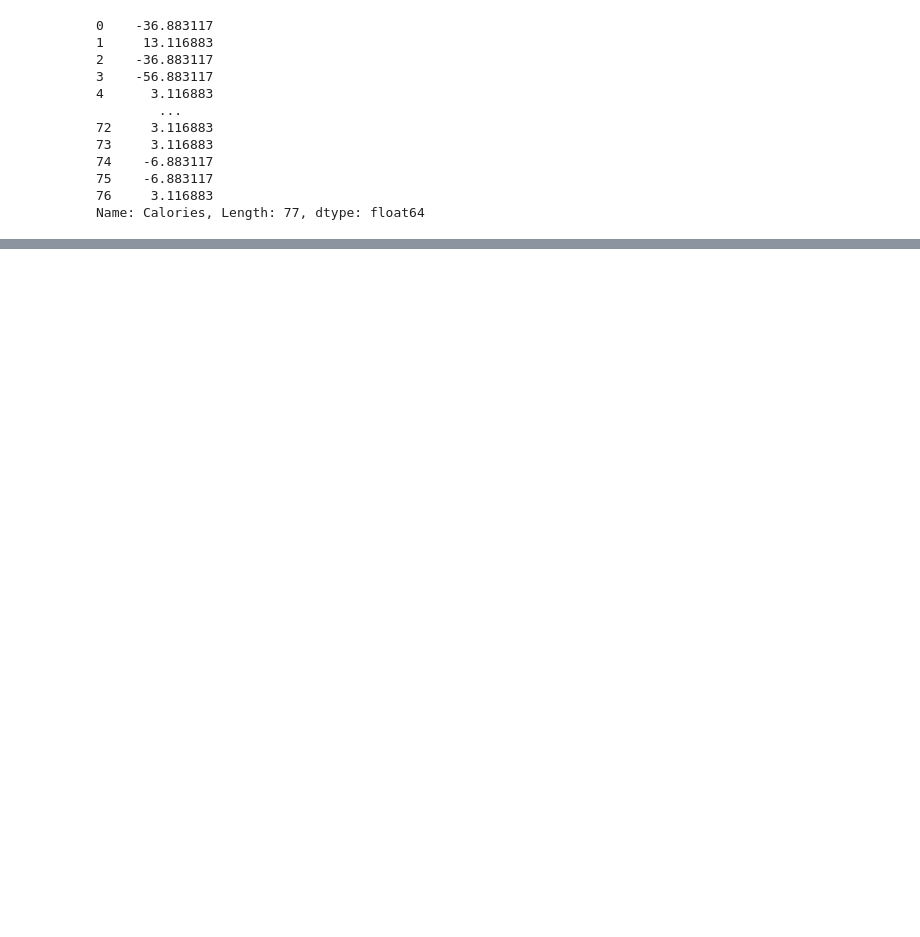
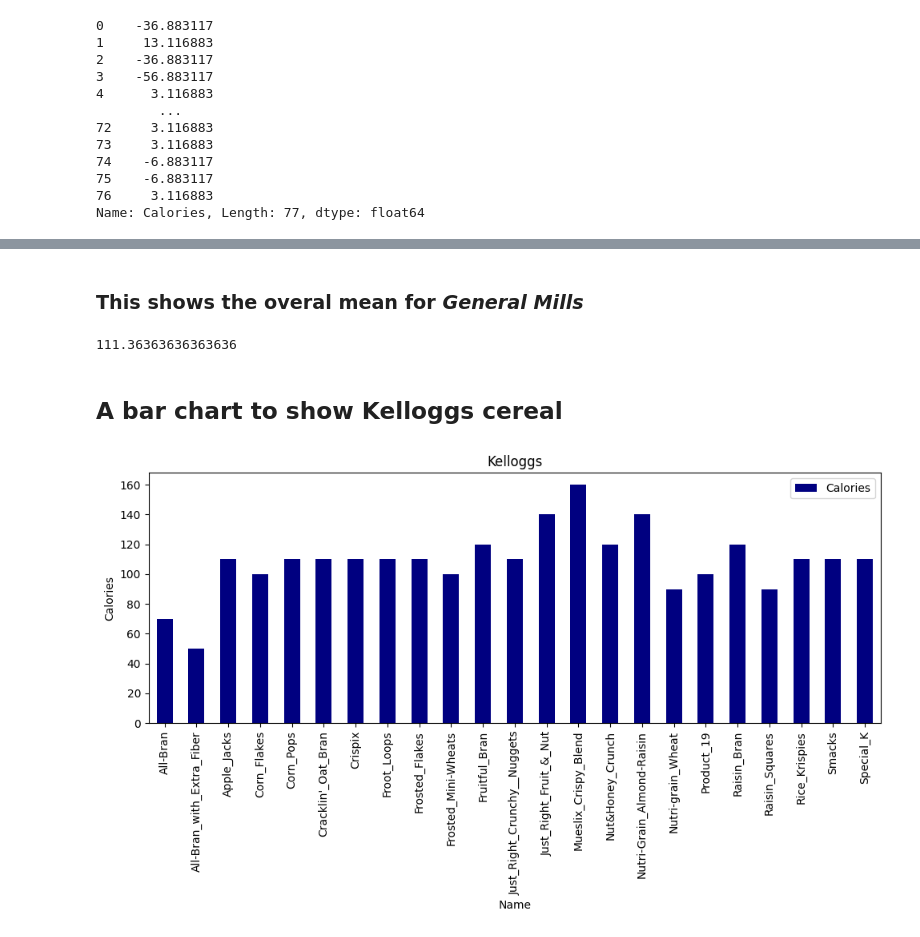
Before and after one commit to jarallum92/M2_Project_Cereals, a Jupyter notebook: M2_Project_Cereals.ipynb, the cells around one changed output, grey strips where cells are left out. Cells and saved outputs as stored; diff of their text form; code cells hidden in the pictures; blank space fills up the shorter version.

```diff
--- a/M2_Project_Cereals.ipynb
+++ b/M2_Project_Cereals.ipynb
@@ -136,14 +180,3 @@ print(calories)
 75    -6.883117
 76     3.116883
 Name: Calories, Length: 77, dtype: float64
-# %%
-cereals['Name & Mfr'] = cereals['Name'] + ' (' + cereals['Mfr'] + ')'
-
-# Drop the original 'Name' and 'Mfr' columns
-cereals = cereals.drop(columns=['Name', 'Mfr'])
-
-# Reorder columns to place 'Name & Mfr' at the beginning
-columns = ['Name & Mfr'] + [col for col in cereals.columns if col != 'Name & Mfr']
-cereals = cereals[columns]
-
-cereals.head(10)
@@ -190,0 +220,9 @@ plt.show()
+# %%
+top_manufacturers = cereals["Mfr"].value_counts().nlargest(2).index
+
+# Separate the data for each top manufacturer
+manufacturer_1_cereals = cereals[cereals["Mfr"] == top_manufacturers[0]]
+manufacturer_2_cereals = cereals[cereals["Mfr"] == top_manufacturers[1]]
+
+print("Data for Manufacturer 1:")
+manufacturer_1_cereals
@@ -190,0 +280,27 @@ plt.show()
+# %% [markdown]
+### This shows the overal mean for *General Mills*
+# %%
+mean_calories_manufacturer_2 = manufacturer_2_cereals['Calories'].mean()
+
+print(mean_calories_manufacturer_2)
+# %% [output]
+111.36363636363636
+# %% [markdown]
+## A bar chart to show Kelloggs cereal
+# %%
+manufacturer_1_cereals.plot(
+    kind='bar',
+    x='Name',
+    y='Calories',
+    rot=90,
+    color='navy',
+    figsize=(10, 6)
+).set(
+    xlabel='Name',
+    ylabel='Calories'
+)
+plt.title("Kelloggs")
+plt.tight_layout()
+plt.show()
+# %% [output]
+[figure, added]
```
Also changed, not shown: parts of 35 cells of this notebook.
